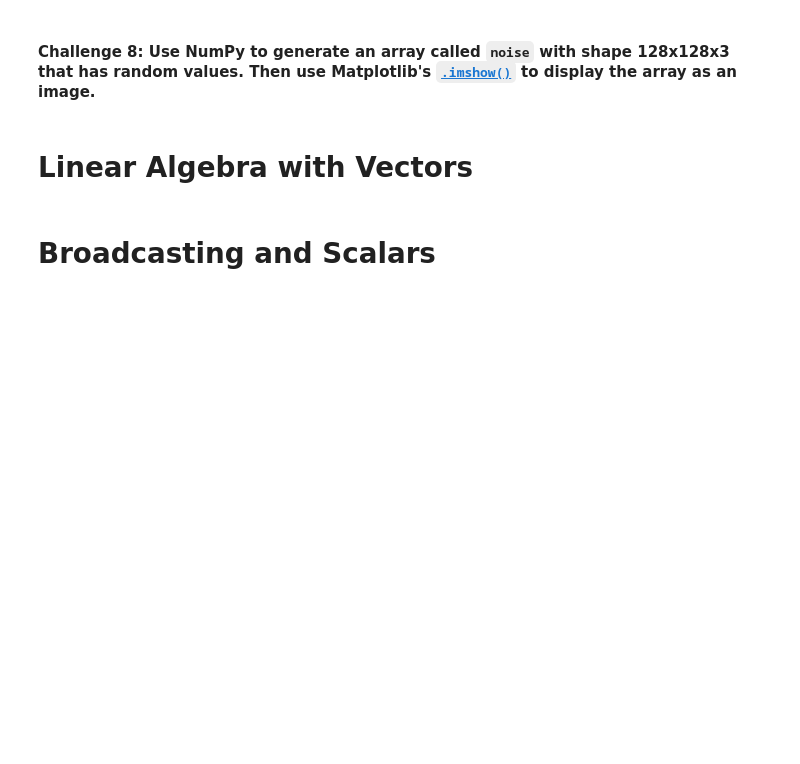
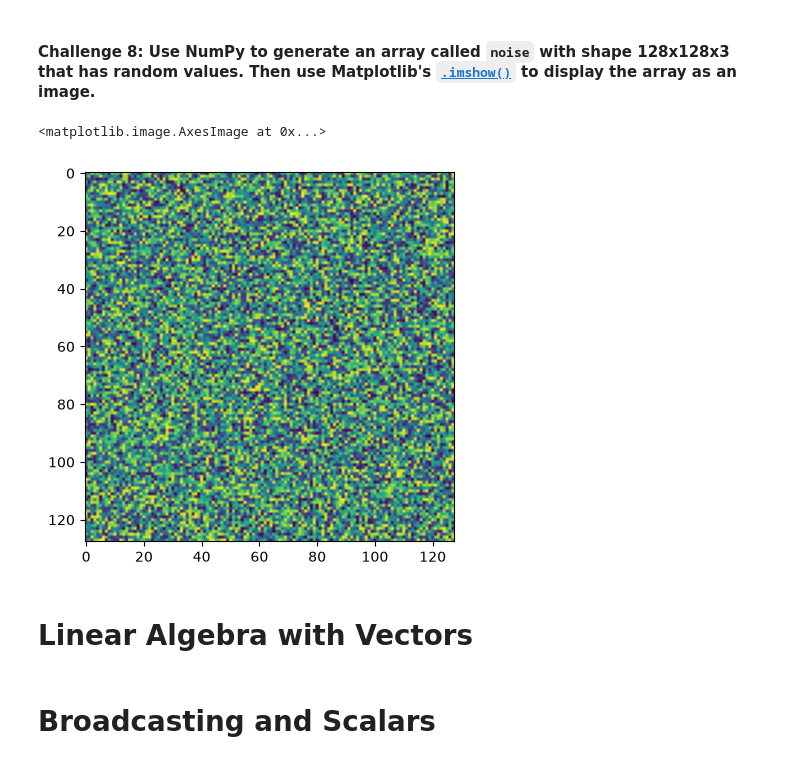
Before and after one commit to fkajose/100-Days-of-Code, a Jupyter notebook: 077-computation-with-NumPy/Computation_with_NumPy_and_N_Dimensional_Arrays_(start).ipynb, the cells around one changed output. Cells and saved outputs as stored; diff of their text form; code cells hidden in the pictures; blank space fills up the shorter version.

```diff
--- a/077-computation-with-NumPy/Computation_with_NumPy_and_N_Dimensional_Arrays_(start).ipynb
+++ b/077-computation-with-NumPy/Computation_with_NumPy_and_N_Dimensional_Arrays_(start).ipynb
@@ -105,5 +170,11 @@ Hint: Use the [`.random()` function](https://numpy.org/doc/stable/reference/rand
 # %% [markdown]
 #### **Challenge 8**: Use NumPy to generate an array called `noise` with shape 128x128x3 that has random values. Then use Matplotlib's [`.imshow()`](https://matplotlib.org/3.1.1/api/_as_gen/matplotlib.pyplot.imshow.html) to display the array as an image.
+# %%
+noise = rng.random((128, 128))
+plt.imshow(noise)
+# %% [output]
+<matplotlib.image.AxesImage at 0x...>
+[figure, added]
 # %% [markdown]
 # Linear Algebra with Vectors
 # %%
```
Also changed, not shown: parts of 12 cells of this notebook.
